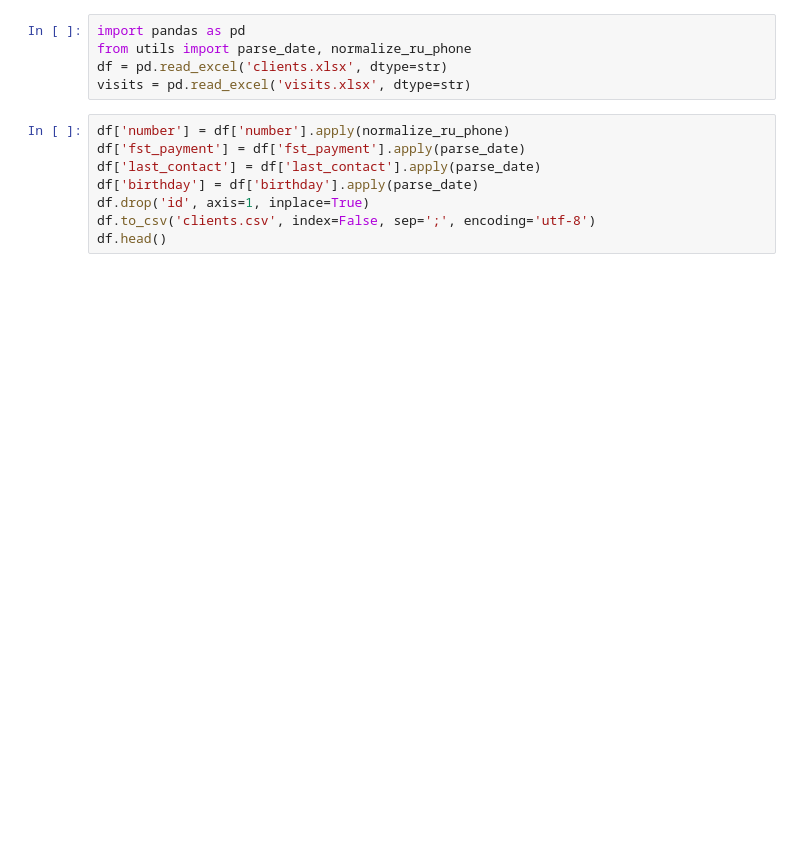
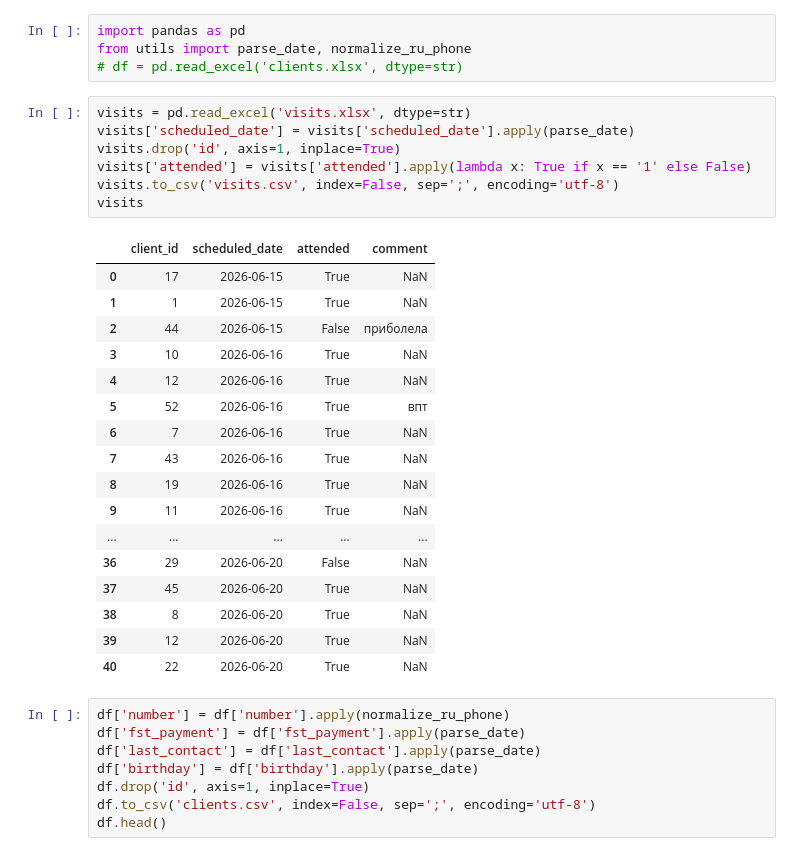
Before and after one commit to Qk1111111111111/crm_bot, a Jupyter notebook: draft.ipynb, the cells around one changed output. Drawn from its saved outputs; the diff is of its cells as text; blank space fills up the shorter version.

```diff
--- a/draft.ipynb
+++ b/draft.ipynb
@@ -1,8 +1,32 @@
 # %%
 import pandas as pd
 from utils import parse_date, normalize_ru_phone
-df = pd.read_excel('clients.xlsx', dtype=str)
-visits = pd.read_excel('visits.xlsx', dtype=str)
+# df = pd.read_excel('clients.xlsx', dtype=str)
+# %%
+visits = pd.read_excel('visits.xlsx', dtype=str)
+visits['scheduled_date'] = visits['scheduled_date'].apply(parse_date)
+visits.drop('id', axis=1, inplace=True)
+visits['attended'] = visits['attended'].apply(lambda x: True if x == '1' else False)
+visits.to_csv('visits.csv', index=False, sep=';', encoding='utf-8')
+visits
+# %% [output]
+|  | client_id | scheduled_date | attended | comment |
+| 0 | 17 | 2026-06-15 | True | NaN |
+| 1 | 1 | 2026-06-15 | True | NaN |
+| 2 | 44 | 2026-06-15 | False | приболела |
+| 3 | 10 | 2026-06-16 | True | NaN |
+| 4 | 12 | 2026-06-16 | True | NaN |
+| 5 | 52 | 2026-06-16 | True | впт |
+| 6 | 7 | 2026-06-16 | True | NaN |
+| 7 | 43 | 2026-06-16 | True | NaN |
+| 8 | 19 | 2026-06-16 | True | NaN |
+| 9 | 11 | 2026-06-16 | True | NaN |
+| ... | ... | ... | ... | ... |
+| 36 | 29 | 2026-06-20 | False | NaN |
+| 37 | 45 | 2026-06-20 | True | NaN |
+| 38 | 8 | 2026-06-20 | True | NaN |
+| 39 | 12 | 2026-06-20 | True | NaN |
+| 40 | 22 | 2026-06-20 | True | NaN |
 # %%
 df['number'] = df['number'].apply(normalize_ru_phone)
 df['fst_payment'] = df['fst_payment'].apply(parse_date)
```
Also changed, not shown: 4 other files.
